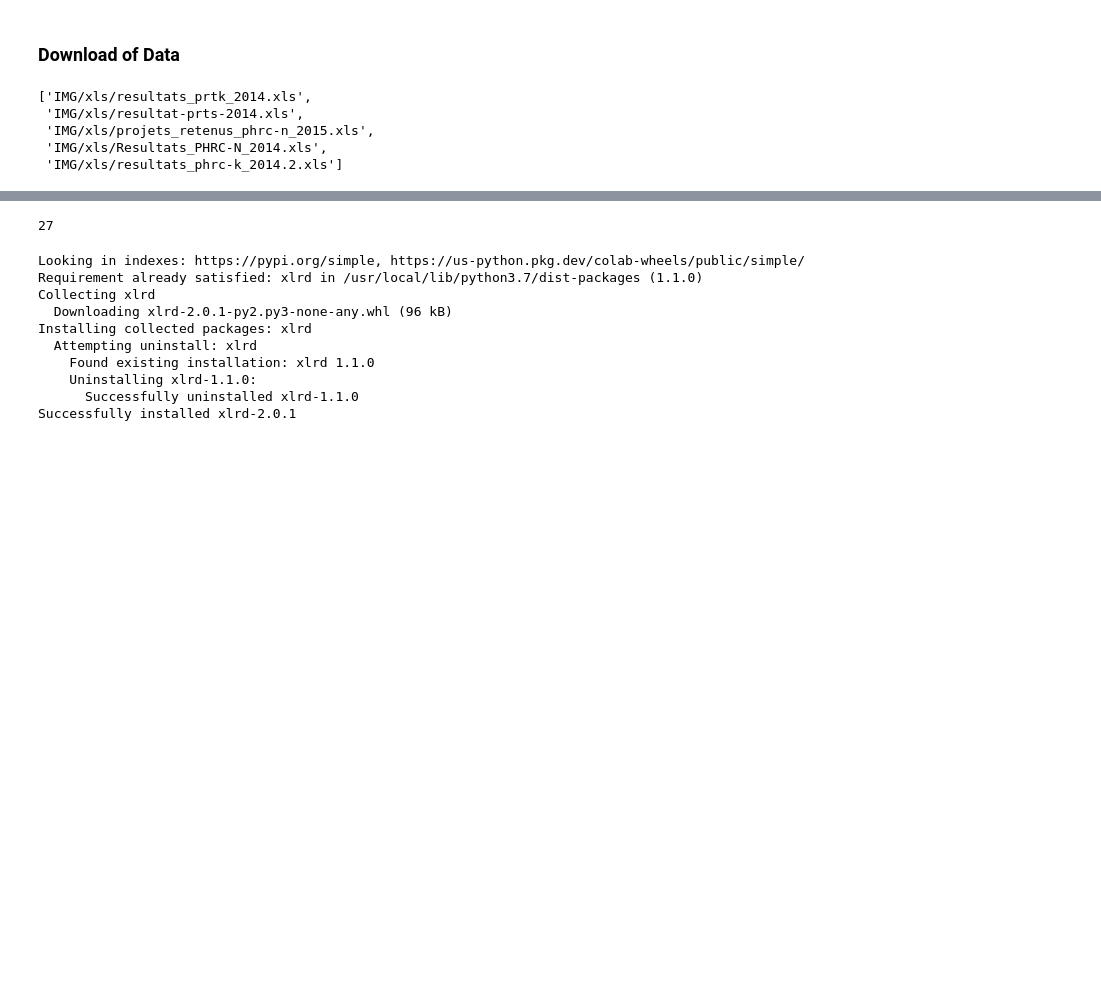
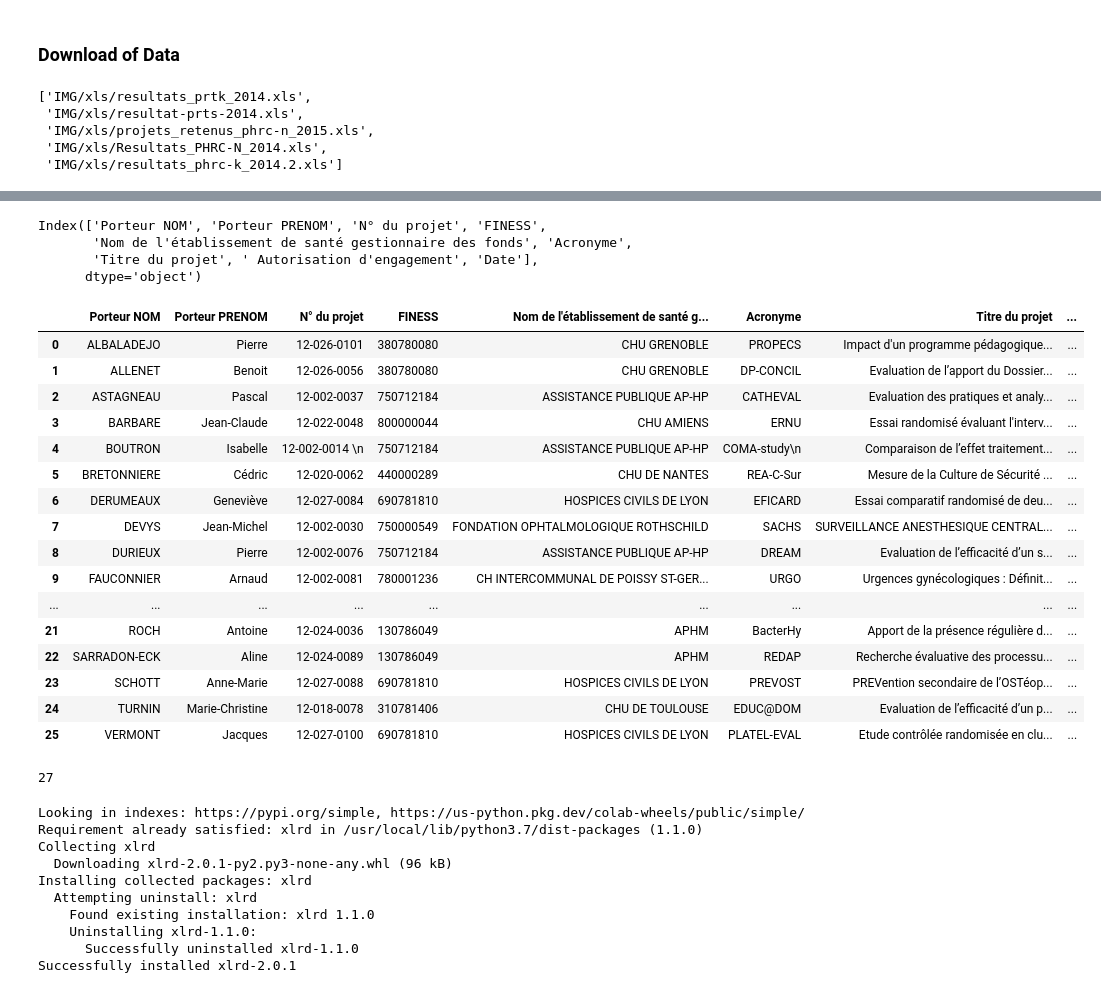
Before and after one commit to ritaeli/Master_repo, a Jupyter notebook: Application_pratique.ipynb, the cells around one changed output, grey strips where cells are left out. Drawn from its saved outputs; the diff is of its cells as text; code cells hidden in the pictures; blank space fills up the shorter version.

```diff
--- a/Application_pratique.ipynb
+++ b/Application_pratique.ipynb
@@ -50,3 +280,35 @@ l = [l for l in links if "PHRC" in l] + [l for l in links if "phrc" in l]
+# %%
+#preps et PREPS
+dfpreps2012['Date'] = 2012 # Date a ajouter
+dfpreps2012.columns = column0
+print(dfpreps2012.columns)
+dfpreps2012.to_excel('/content/' + pathpreps1,index=False)
+################################### TO BE CONTINUED
+# %% [output]
+Index(['Porteur NOM', 'Porteur PRENOM', 'N° du projet', 'FINESS',
+       'Nom de l'établissement de santé gestionnaire des fonds', 'Acronyme',
+       'Titre du projet', ' Autorisation d'engagement', 'Date'],
+      dtype='object')
+# %%
+dfpreps2012
+# %% [output]
+|  | Porteur NOM | Porteur PRENOM | N° du projet | FINESS | Nom de l'établissement de santé g... | Acronyme | Titre du projet | ... |
+| 0 | ALBALADEJO | Pierre | 12-026-0101 | 380780080 | CHU GRENOBLE | PROPECS | Impact d'un programme pédagogique... | ... |
+| 1 | ALLENET | Benoit | 12-026-0056 | 380780080 | CHU GRENOBLE | DP-CONCIL | Evaluation de l’apport du Dossier... | ... |
+| 2 | ASTAGNEAU | Pascal | 12-002-0037 | 750712184 | ASSISTANCE PUBLIQUE AP-HP | CATHEVAL | Evaluation des pratiques et analy... | ... |
+| 3 | BARBARE | Jean-Claude | 12-022-0048 | 800000044 | CHU AMIENS | ERNU | Essai randomisé évaluant l'interv... | ... |
+| 4 | BOUTRON | Isabelle | 12-002-0014 \n | 750712184 | ASSISTANCE PUBLIQUE AP-HP | COMA-study\n | Comparaison de l’effet traitement... | ... |
+| 5 | BRETONNIERE | Cédric | 12-020-0062 | 440000289 | CHU DE NANTES | REA-C-Sur | Mesure de la Culture de Sécurité ... | ... |
+| 6 | DERUMEAUX | Geneviève | 12-027-0084 | 690781810 | HOSPICES CIVILS DE LYON | EFICARD | Essai comparatif randomisé de deu... | ... |
+| 7 | DEVYS | Jean-Michel | 12-002-0030 | 750000549 | FONDATION OPHTALMOLOGIQUE ROTHSCHILD | SACHS | SURVEILLANCE ANESTHESIQUE CENTRAL... | ... |
+| 8 | DURIEUX | Pierre | 12-002-0076 | 750712184 | ASSISTANCE PUBLIQUE AP-HP | DREAM | Evaluation de l’efficacité d’un s... | ... |
+| 9 | FAUCONNIER | Arnaud | 12-002-0081 | 780001236 | CH INTERCOMMUNAL DE POISSY ST-GER... | URGO | Urgences gynécologiques : Définit... | ... |
+| ... | ... | ... | ... | ... | ... | ... | ... | ... |
+| 21 | ROCH | Antoine | 12-024-0036 | 130786049 | APHM | BacterHy | Apport de la présence régulière d... | ... |
+| 22 | SARRADON-ECK | Aline | 12-024-0089 | 130786049 | APHM | REDAP | Recherche évaluative des processu... | ... |
+| 23 | SCHOTT | Anne-Marie | 12-027-0088 | 690781810 | HOSPICES CIVILS DE LYON | PREVOST | PREVention secondaire de l’OSTéop... | ... |
+| 24 | TURNIN | Marie-Christine | 12-018-0078 | 310781406 | CHU DE TOULOUSE | EDUC@DOM | Evaluation de l’efficacité d’un p... | ... |
+| 25 | VERMONT | Jacques | 12-027-0100 | 690781810 | HOSPICES CIVILS DE LYON | PLATEL-EVAL | Etude contrôlée randomisée en clu... | ... |
 # %%
 len(l) # Links researched in the site
 # %% [output]
```
Also changed, not shown: parts of 10 cells of this notebook.
